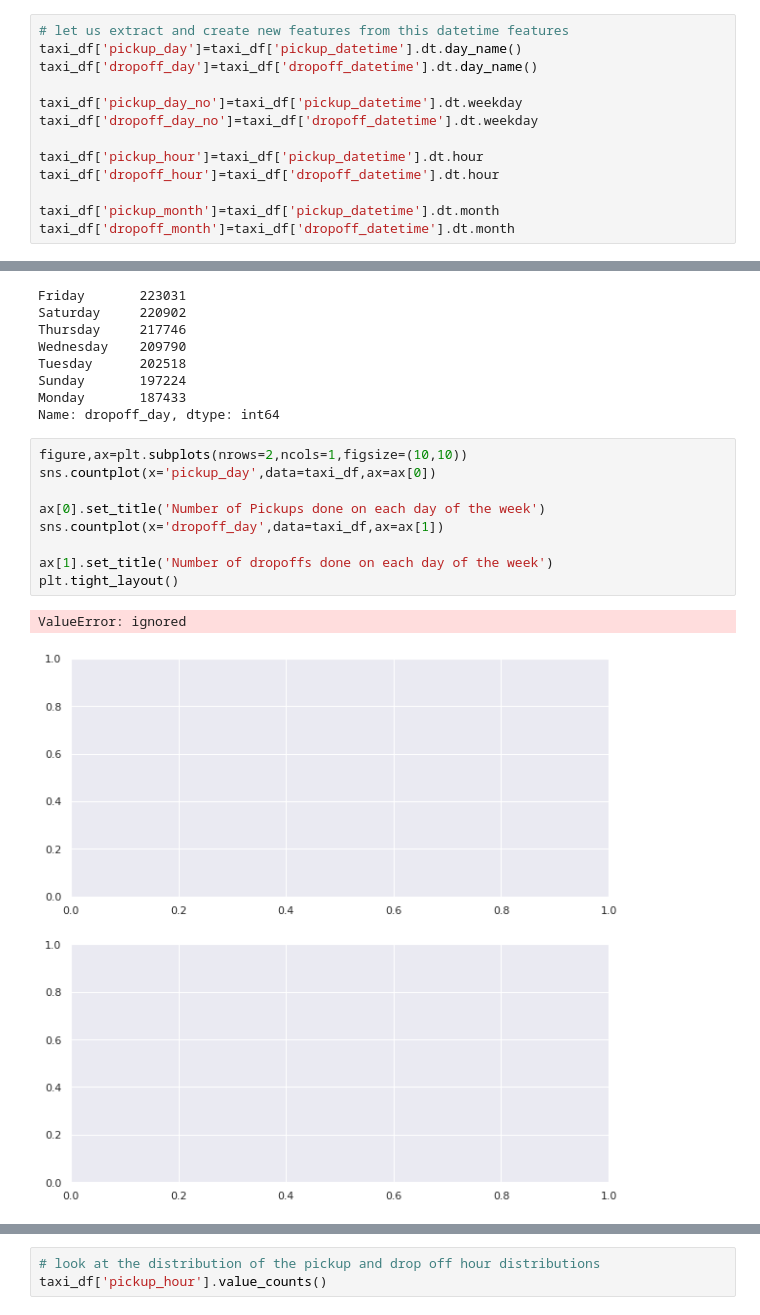
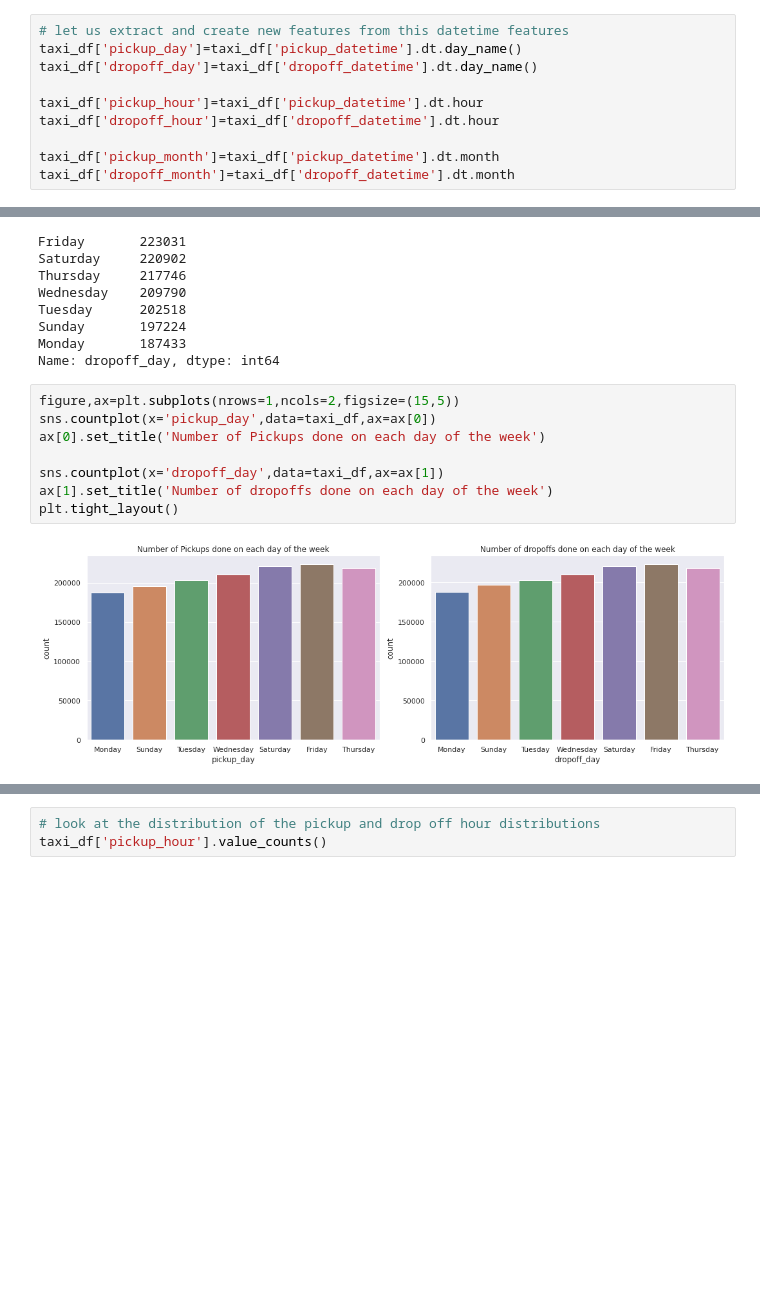
Before and after one commit to Ishansingh438/NYC-Taxi-Trip-Time-Prediction, a Jupyter notebook: Ishan_Singh_NYC_Taxi_Trip_Time_Prediction_Capstone_Project.ipynb, the cells around one changed output, grey strips where cells are left out. Cells and saved outputs as stored; diff of their text form; blank space fills up the shorter version.

Commit message:
NYC Taxi Trip Time Prediction-- second commit

```diff
--- a/Ishan_Singh_NYC_Taxi_Trip_Time_Prediction_Capstone_Project.ipynb
+++ b/Ishan_Singh_NYC_Taxi_Trip_Time_Prediction_Capstone_Project.ipynb
@@ -214,9 +234,6 @@ dtype: object
 # let us extract and create new features from this datetime features
 taxi_df['pickup_day']=taxi_df['pickup_datetime'].dt.day_name()
 taxi_df['dropoff_day']=taxi_df['dropoff_datetime'].dt.day_name()
-
-taxi_df['pickup_day_no']=taxi_df['pickup_datetime'].dt.weekday
-taxi_df['dropoff_day_no']=taxi_df['dropoff_datetime'].dt.weekday
 
 taxi_df['pickup_hour']=taxi_df['pickup_datetime'].dt.hour
 taxi_df['dropoff_hour']=taxi_df['dropoff_datetime'].dt.hour
@@ -247,14 +266,12 @@ Sunday       197224
 Monday       187433
 Name: dropoff_day, dtype: int64
 # %%
-figure,ax=plt.subplots(nrows=2,ncols=1,figsize=(10,10))
+figure,ax=plt.subplots(nrows=1,ncols=2,figsize=(15,5))
 sns.countplot(x='pickup_day',data=taxi_df,ax=ax[0])
+ax[0].set_title('Number of Pickups done on each day of the week')
 
-ax[0].set_title('Number of Pickups done on each day of the week')
 sns.countplot(x='dropoff_day',data=taxi_df,ax=ax[1])
-
 ax[1].set_title('Number of dropoffs done on each day of the week')
 plt.tight_layout()
 # %% [output]
-ValueError: ignored
-[figure, old version]
+[figure, new version]
```
Also changed, not shown: parts of 23 cells of this notebook.
